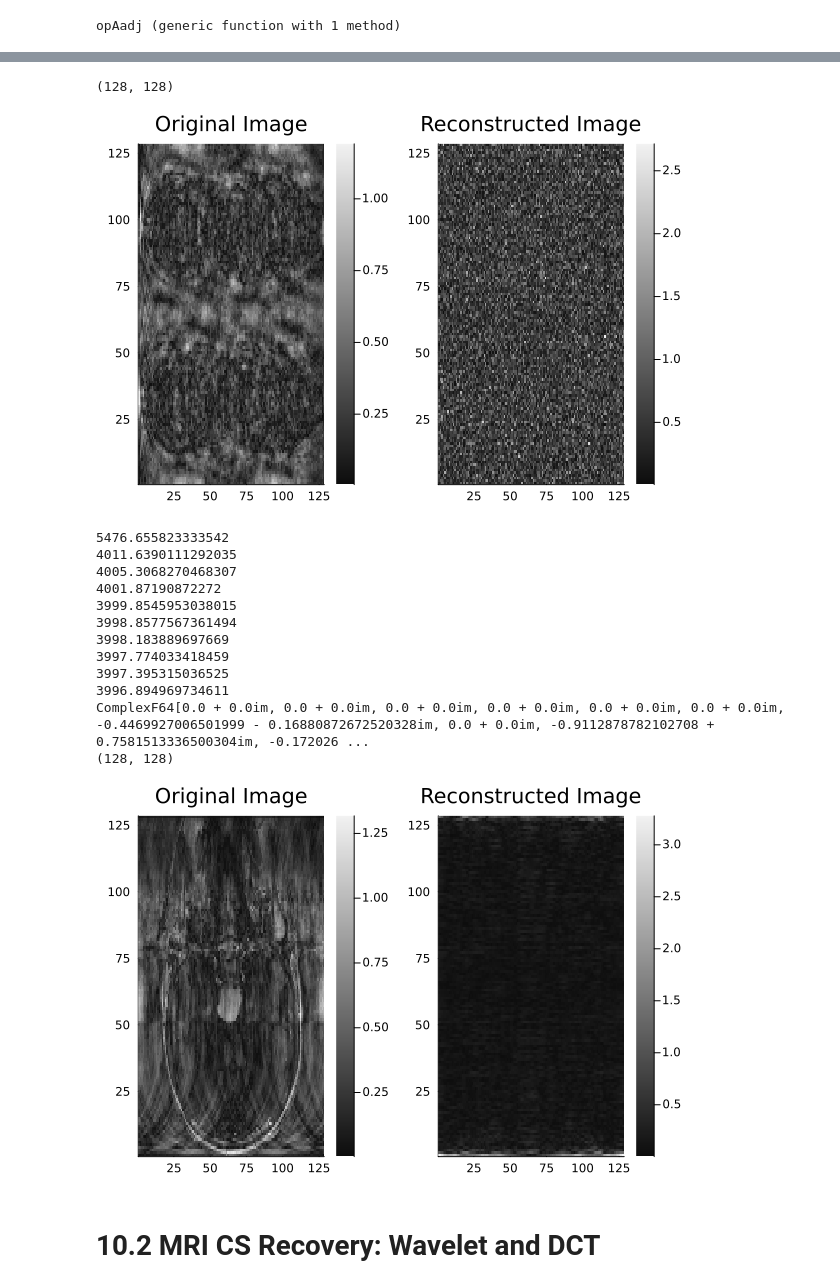
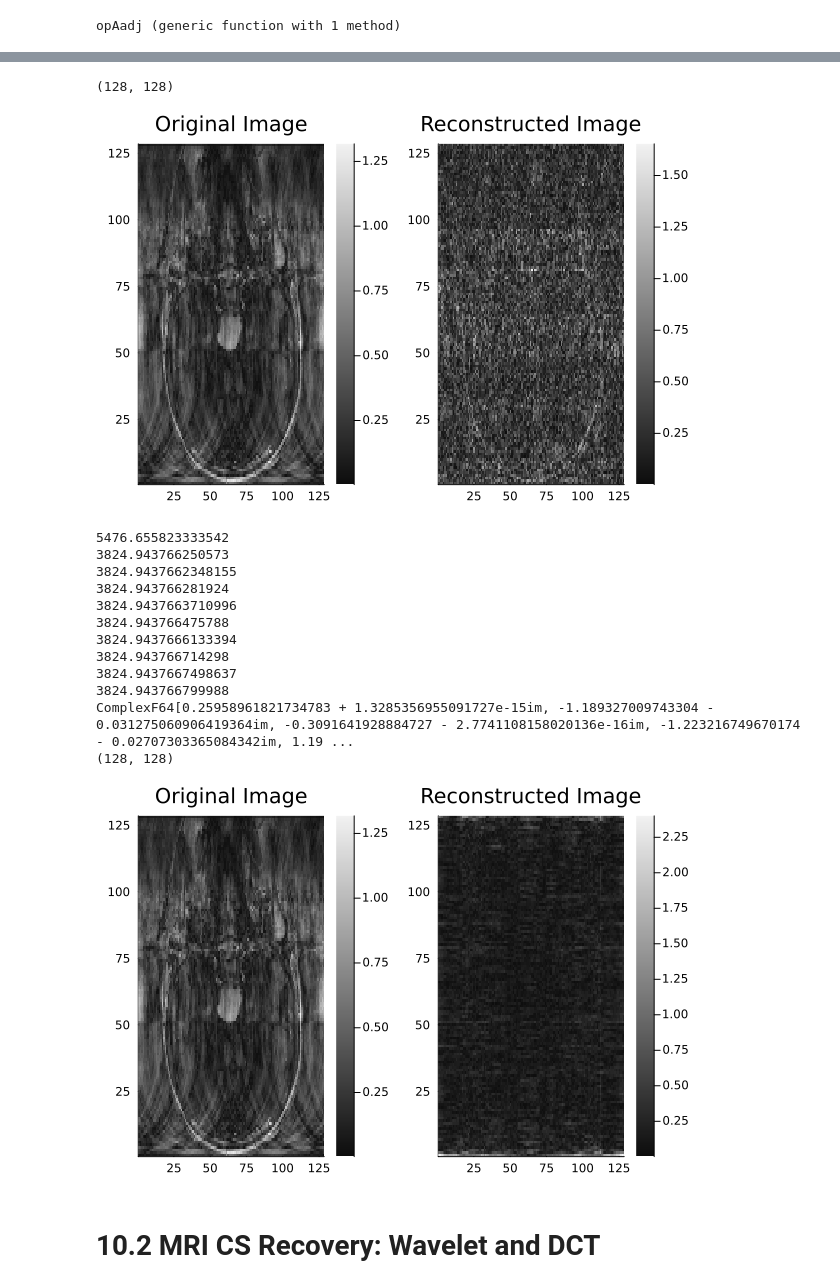
Before and after one commit to devbanthia/DataProcessing, a Jupyter notebook: CW3/DP-CW3-CIDxxxxxxxx.ipynb, the cells around one changed output, grey strips where cells are left out. Drawn from its saved outputs; the diff is of its cells as text; code cells hidden in the pictures.

```diff
--- a/CW3/DP-CW3-CIDxxxxxxxx.ipynb
+++ b/CW3/DP-CW3-CIDxxxxxxxx.ipynb
@@ -419,8 +419,8 @@ function opA(X, Omega)
     cnt = 1
     for i in 1:size(Omega)[1]
         for j in 1:size(Omega)[2]
-            if(Omega[i, j] != 0)
-                push!(y, O3[i, j])
+            if(Omega[j, i] != 0)
+                push!(y, O3[j, i])
                 cnt = cnt + 1
             end
         end
@@ -443,8 +443,8 @@ function opA_hat(Y, Omega)
     cnt = 1
     for i in 1:size(Omega)[1]
         for j in 1:size(Omega)[2]
-            if(Omega[i, j] != 0)
-                push!(y, O3[i, j])
+            if(Omega[j, i] != 0)
+                push!(y, O3[j, i])
                 cnt = cnt + 1
             end
         end
@@ -463,8 +463,8 @@ function opAadj_hat(y, Omega)
     cnt = 1
     for i in 1:size(Omega)[1]
         for j in 1:size(Omega)[2]
-            if(Omega[i, j] != 0)
-                O1_init[i, j] = y[cnt]
+            if(Omega[j, i] != 0)
+                O1_init[j, i] = y[cnt]
                 cnt = cnt + 1
             end
         end
@@ -487,8 +487,8 @@ function opAadj(y, Omega)
     cnt = 1
     for i in 1:size(Omega)[1]
         for j in 1:size(Omega)[2]
-            if(Omega[i, j] != 0)
-                O1_init[i, j] = y[cnt]
+            if(Omega[j, i] != 0)
+                O1_init[j, i] = y[cnt]
                 cnt = cnt + 1
             end
         end
@@ -611,17 +613,21 @@ X0 indirect: 99.36385243159616
 # %%
 using Images
 using FileIO
 using Plots
 
 # println(y)
 println(size(opAadj(data.Q10_1_data_y, Omega)))
 p1 = plot(heatmap(abs.(opAadj(data.Q10_1_data_y, Omega)), color=:grays), title="Original Image", legend=false)
-p2 = plot(heatmap(abs.(opAadj(opA(data.Q10_1_data_X0, Omega), Omega)), color=:grays), title="Reconstructed Image", legend=false)
+# p2 = plot(heatmap(abs.(opAadj(opA(X_k, Omega), Omega)), color=:grays), title="Reconstructed Image", legend=false)
+# X = opAadj(opA(X_k, Omega), Omega)
+p2 = plot(heatmap(abs.(opAadj(opA(X_k, Omega), Omega)), color=:grays), title="Reconstructed Image", legend=false)
 
-plot(p1, p2)
+
+plot(p1,p2)
+# plot(p2)
 # %% [output]
 (128, 128)
-[figure, old version]
+[figure, new version]
 # %%
 using FFTW
 using Wavelets
@@ -632,7 +638,7 @@ X0 = data.Q10_1_data_X0
 omega = data.Q10_1_data_Omega
 y = data.Q10_1_data_y
 lambda = data.Q10_1_data_lambda
-
+lambda = 0.01
 
 function dct_matrix(n::Int)
     D = zeros(Float64, n, n)
@@ -754,17 +760,17 @@ p2 = plot(heatmap(abs.(ifft(X)), color=:grays), title="Reconstructed Image", leg
 plot(p1, p2)
 # %% [output]
 5476.655823333542
-4011.6390111292035
-4005.3068270468307
-4001.87190872272
-3999.8545953038015
-3998.8577567361494
-3998.183889697669
-3997.774033418459
-3997.395315036525
-3996.894969734611
-ComplexF64[0.0 + 0.0im, 0.0 + 0.0im, 0.0 + 0.0im, 0.0 + 0.0im, 0.0 + 0.0im, 0.0 + 0.0im, -0.4469927006501999 - 0.16880872672520328im, 0.0 + 0.0im, -0.9112878782102708 + 0.7581513336500304im, -0.172026 ...
+3824.943766250573
+3824.9437662348155
+3824.943766281924
+3824.9437663710996
+3824.943766475788
+3824.9437666133394
+3824.943766714298
+3824.9437667498637
+3824.943766799988
+ComplexF64[0.25958961821734783 + 1.3285356955091727e-15im, -1.189327009743304 - 0.031275060906419364im, -0.3091641928884727 - 2.7741108158020136e-16im, -1.223216749670174 - 0.02707303365084342im, 1.19 ...
 (128, 128)
-[figure, old version]
+[figure, new version]
 # %% [markdown]
 # 10.2 MRI CS Recovery: Wavelet and DCT
```
Also changed, not shown: parts of 1 cell of this notebook, 1 other file.
